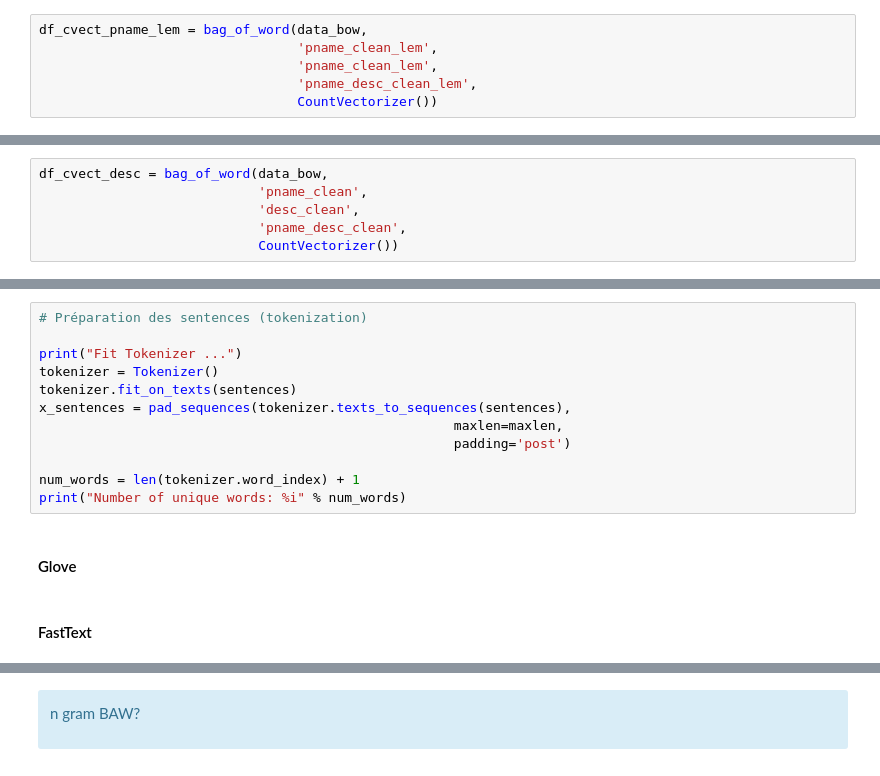
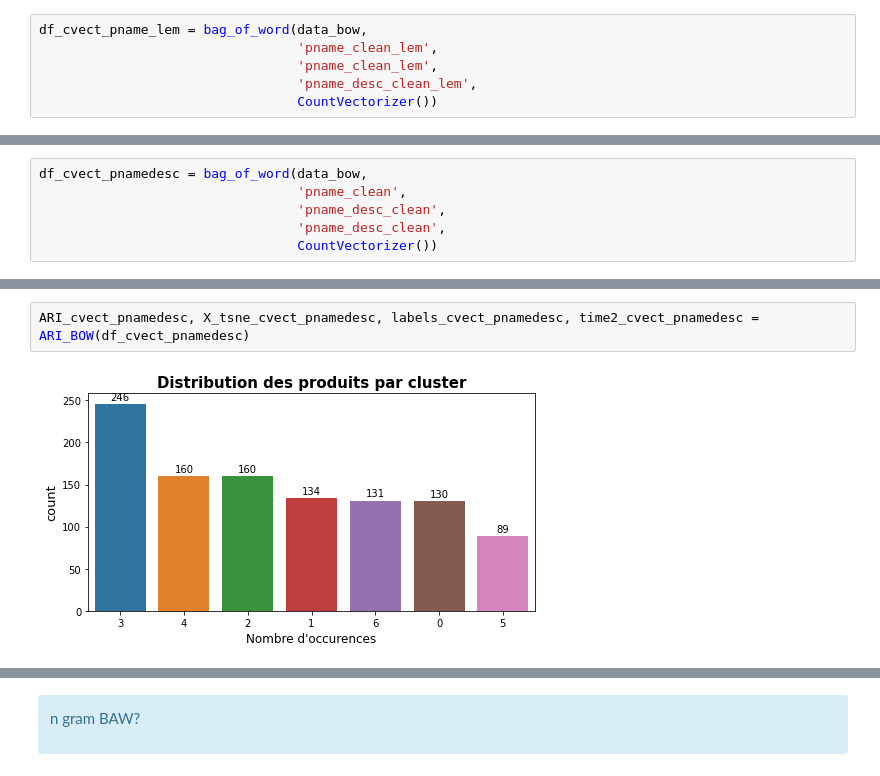
Before and after one commit to Milie-Mimi/OC_DS_Project6, a Jupyter notebook: GROSCHENE_Emilie_1_notebook_012023.ipynb, the cells around one changed output, grey strips where cells are left out. Cells and saved outputs as stored; diff of their text form.

```diff
--- a/GROSCHENE_Emilie_1_notebook_012023.ipynb
+++ b/GROSCHENE_Emilie_1_notebook_012023.ipynb
@@ -1572,6 +1619,6 @@ data_bow["pname_desc_clean"] = \
 # %%
-df_cvect_desc = bag_of_word(data_bow,
-                            'pname_clean',
-                            'desc_clean',
-                            'pname_desc_clean',
-                            CountVectorizer())
+df_cvect_pnamedesc = bag_of_word(data_bow,
+                                 'pname_clean',
+                                 'pname_desc_clean',
+                                 'pname_desc_clean',
+                                 CountVectorizer())
@@ -1758,16 +1625,4 @@ print("Word2Vec trained")
-# %%
-# Préparation des sentences (tokenization)
-
-print("Fit Tokenizer ...")
-tokenizer = Tokenizer()
-tokenizer.fit_on_texts(sentences)
-x_sentences = pad_sequences(tokenizer.texts_to_sequences(sentences),
-                                                     maxlen=maxlen,
-                                                     padding='post')
-
-num_words = len(tokenizer.word_index) + 1
-print("Number of unique words: %i" % num_words)
-# %% [markdown]
-#### Glove <a class="anchor" id="glove"></a>
-# %% [markdown]
-#### FastText <a class="anchor" id="FastText"></a>
+# %%
+ARI_cvect_pnamedesc, X_tsne_cvect_pnamedesc, labels_cvect_pnamedesc, time2_cvect_pnamedesc = ARI_BOW(df_cvect_pnamedesc)
+# %% [output]
+[figure, added]
```
Also changed, not shown: parts of 131 cells of this notebook.
